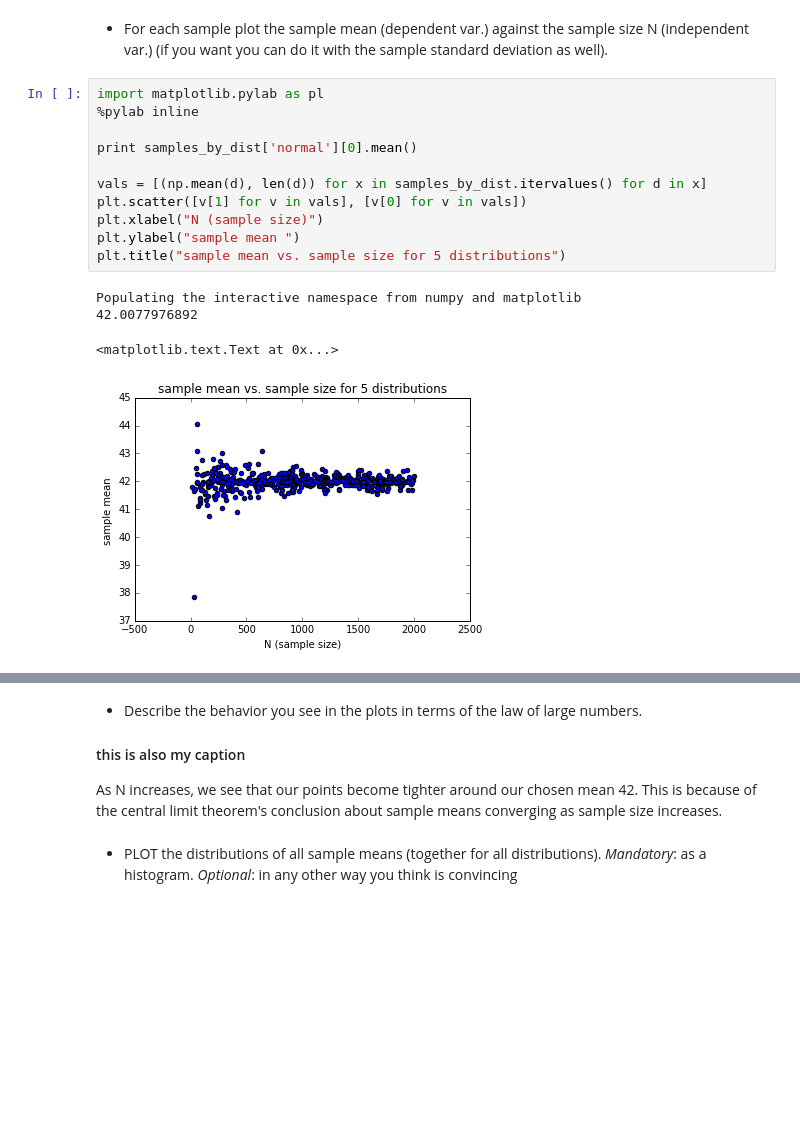
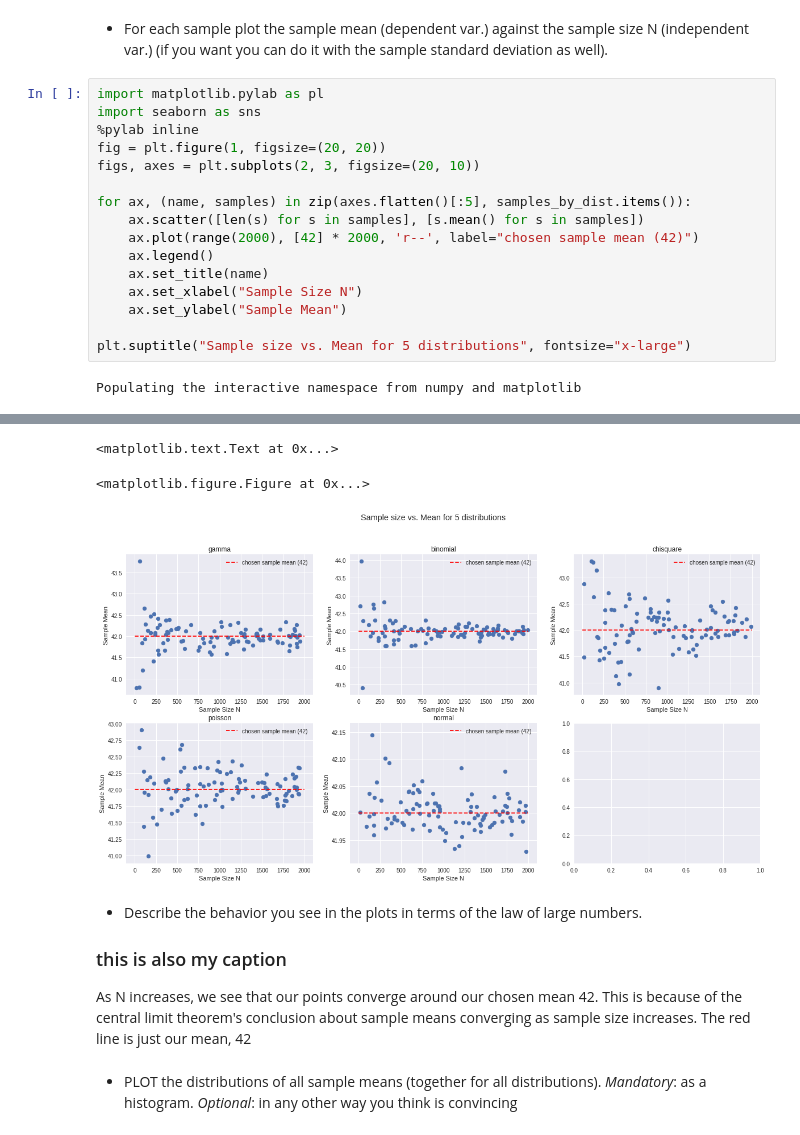
Before and after one commit to jif245/PUI2017_clm633, a Jupyter notebook: HW3_clm633/Assignment1_clm633.ipynb, the cells around one changed output, grey strips where cells are left out. Cells and saved outputs as stored; diff of their text form; blank space fills up the shorter version.

```diff
--- a/HW3_clm633/Assignment1_clm633.ipynb
+++ b/HW3_clm633/Assignment1_clm633.ipynb
@@ -26,19 +26,21 @@ for dist, args in dists:
         samples_by_dist[dist.__name__].append(dist(*args, size=N))
 # %% [markdown]
 - For each sample plot the sample mean (dependent var.) against the sample size N (independent var.) (if you want you can do it with the sample standard deviation as well).
-# %%
-import matplotlib.pylab as pl
-%pylab inline
-
-print samples_by_dist['normal'][0].mean()
-
-vals = [(np.mean(d), len(d)) for x in samples_by_dist.itervalues() for d in x]
-plt.scatter([v[1] for v in vals], [v[0] for v in vals])
-plt.xlabel("N (sample size)")
-plt.ylabel("sample mean ")
-plt.title("sample mean vs. sample size for 5 distributions")
-# %% [output]
-Populating the interactive namespace from numpy and matplotlib
-42.0077976892
-<matplotlib.text.Text at 0x...>
-[figure, removed]
+# %%
+import matplotlib.pylab as pl
+import seaborn as sns
+%pylab inline
+fig = plt.figure(1, figsize=(20, 20))
+figs, axes = plt.subplots(2, 3, figsize=(20, 10))
+
+for ax, (name, samples) in zip(axes.flatten()[:5], samples_by_dist.items()):
+    ax.scatter([len(s) for s in samples], [s.mean() for s in samples])
+    ax.plot(range(2000), [42] * 2000, 'r--', label="chosen sample mean (42)")
+    ax.legend()
+    ax.set_title(name)
+    ax.set_xlabel("Sample Size N")
+    ax.set_ylabel("Sample Mean")
+
+plt.suptitle("Sample size vs. Mean for 5 distributions", fontsize="x-large")
+# %% [output]
+Populating the interactive namespace from numpy and matplotlib
@@ -45,7 +49,11 @@ Populating the interactive namespace from numpy and matplotlib
+<matplotlib.text.Text at 0x...>
+<matplotlib.figure.Figure at 0x...>
+[figure, added]
 # %% [markdown]
 - Describe the behavior you see in the plots in terms of the law of large numbers.
-#### this is also my caption
-As N increases, we see that our points become tighter around our chosen mean 42. This is because of the central limit theorem's conclusion about sample means converging as sample size increases.
+### this is also my caption
+As N increases, we see that our points converge around our chosen mean 42. This is because of the central limit theorem's conclusion about sample means converging as sample size increases.
+The red line is just our mean, 42
 # %% [markdown]
 - PLOT the distributions of all sample means (together for all distributions). _Mandatory_: as a histogram. _Optional_: in any other way you think is convincing
 # %%
```
Also changed, not shown: parts of 4 cells of this notebook.
